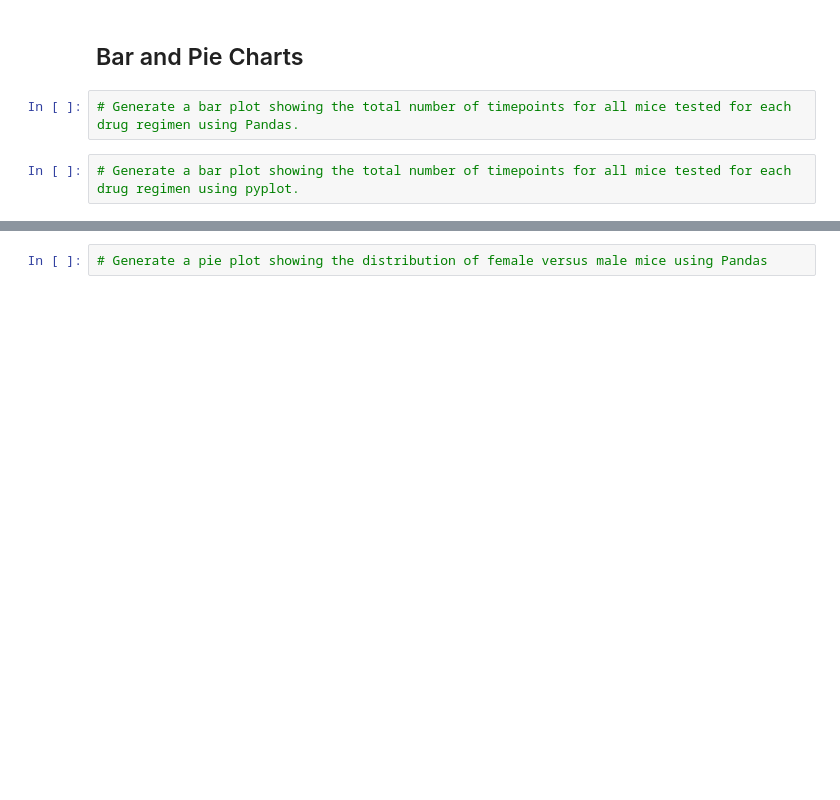
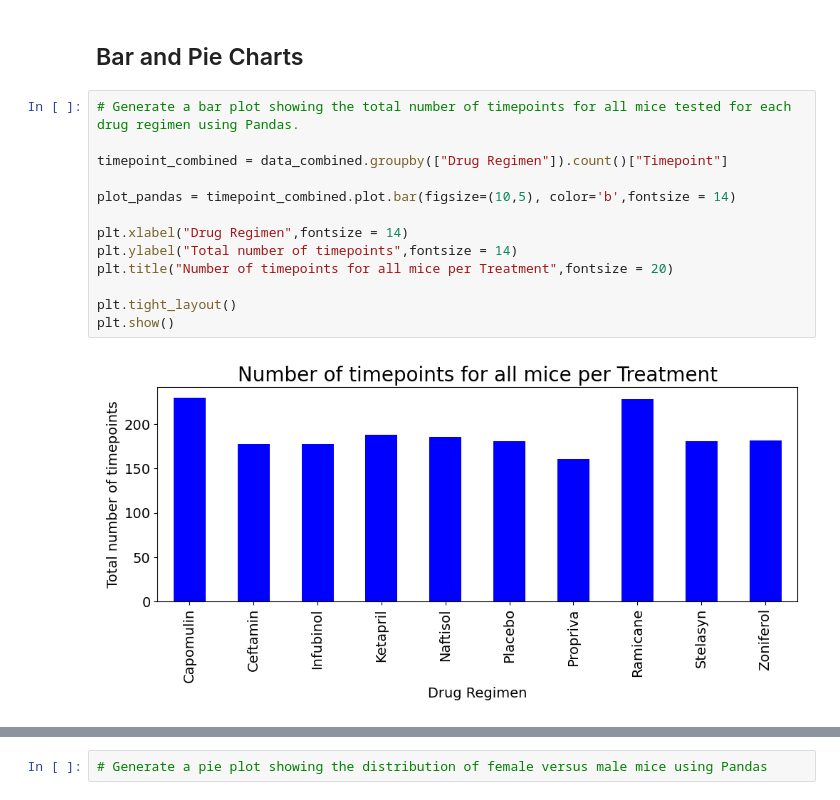
Before and after one commit to Master-Leo/Summary-Statistics-Challenge, a Jupyter notebook: pymaceuticals_starter.ipynb, the cells around one changed output, grey strips where cells are left out. Drawn from its saved outputs; the diff is of its cells as text; blank space fills up the shorter version.

Commit message:
'updated bar graphs'

```diff
--- a/pymaceuticals_starter.ipynb
+++ b/pymaceuticals_starter.ipynb
@@ -186,5 +189,16 @@ data_combined.groupby(data_combined["Drug Regimen"]).tumor_volume_mm3.agg([
 ## Bar and Pie Charts
 # %%
 # Generate a bar plot showing the total number of timepoints for all mice tested for each drug regimen using Pandas.
+
+timepoint_combined = data_combined.groupby(["Drug Regimen"]).count()["Timepoint"]
+
+plot_pandas = timepoint_combined.plot.bar(figsize=(10,5), color='b',fontsize = 14)
+
+plt.xlabel("Drug Regimen",fontsize = 14)
+plt.ylabel("Total number of timepoints",fontsize = 14)
+plt.title("Number of timepoints for all mice per Treatment",fontsize = 20)
+
+plt.tight_layout()
+plt.show()
+# %% [output]
+[figure, added]
-# %%
-# Generate a bar plot showing the total number of timepoints for all mice tested for each drug regimen using pyplot.
```
Also changed, not shown: parts of 3 cells of this notebook.
